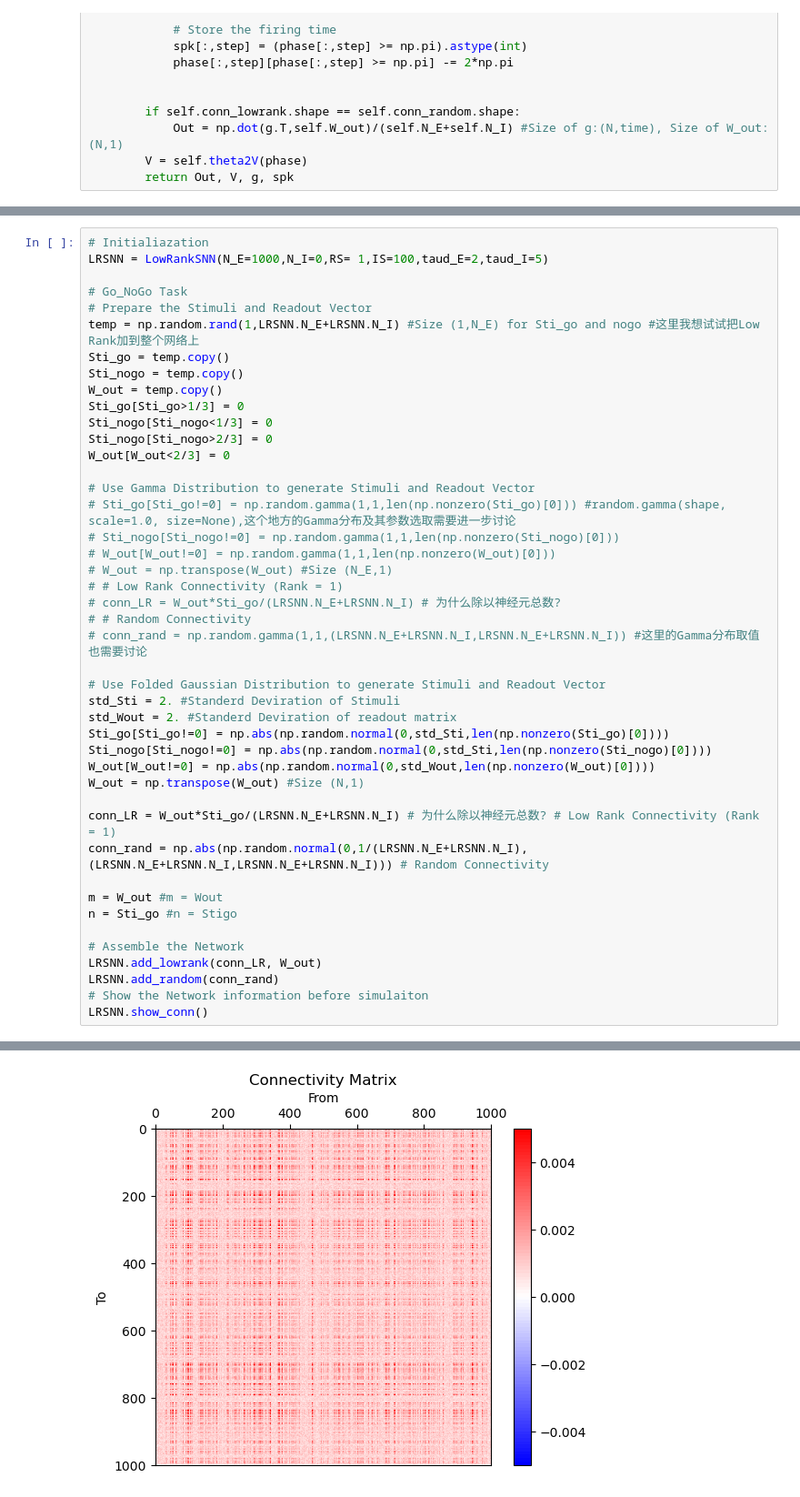
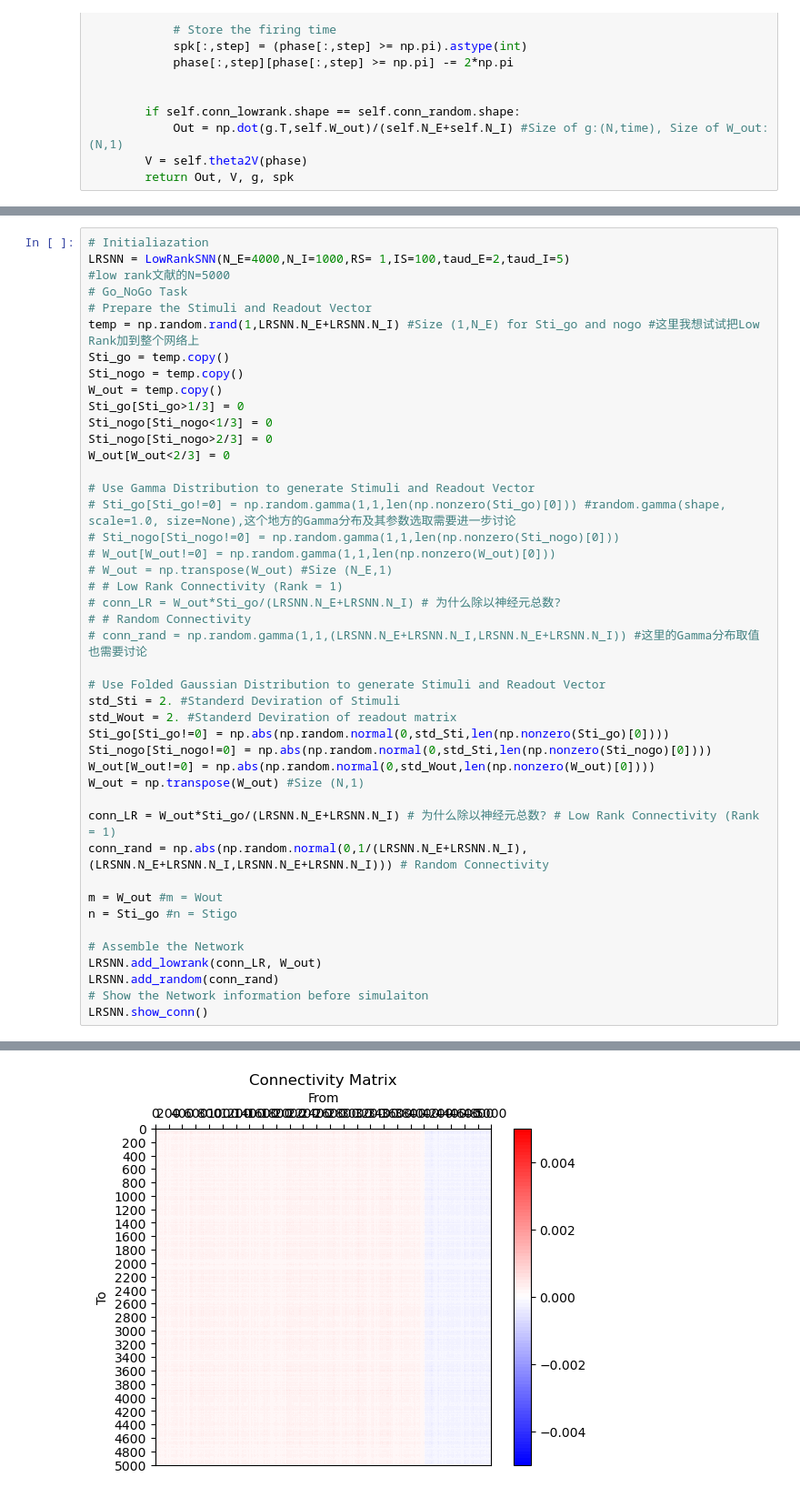
Before and after one commit to LiBinUtokyo/LowRank_ModifiedTheta_SNN, a Jupyter notebook: PYTHON/main.ipynb, the cells around one changed output, grey strips where cells are left out. Shown at 91% size. Drawn from its saved outputs; the diff is of its cells as text.

```diff
--- a/PYTHON/main.ipynb
+++ b/PYTHON/main.ipynb
@@ -281,7 +287,7 @@ def Draw_Voltage(ax,data,color_data,label_data,dt,input_data):
 # %%
 # Initialiazation
-LRSNN = LowRankSNN(N_E=1000,N_I=0,RS= 1,IS=100,taud_E=2,taud_I=5)
-
+LRSNN = LowRankSNN(N_E=4000,N_I=1000,RS= 1,IS=100,taud_E=2,taud_I=5)
+#low rank文献的N=5000
 # Go_NoGo Task
 # Prepare the Stimuli and Readout Vector
 temp = np.random.rand(1,LRSNN.N_E+LRSNN.N_I) #Size (1,N_E) for Sti_go and nogo #这里我想试试把Low Rank加到整个网络上
@@ -298,34 +304,34 @@ W_out[W_out<2/3] = 0
 # Sti_nogo[Sti_nogo!=0] = np.random.gamma(1,1,len(np.nonzero(Sti_nogo)[0]))
 # W_out[W_out!=0] = np.random.gamma(1,1,len(np.nonzero(W_out)[0]))
 # W_out = np.transpose(W_out) #Size (N_E,1)
 # # Low Rank Connectivity (Rank = 1)
 # conn_LR = W_out*Sti_go/(LRSNN.N_E+LRSNN.N_I) # 为什么除以神经元总数?
 # # Random Connectivity
 # conn_rand = np.random.gamma(1,1,(LRSNN.N_E+LRSNN.N_I,LRSNN.N_E+LRSNN.N_I)) #这里的Gamma分布取值也需要讨论
 
 # Use Folded Gaussian Distribution to generate Stimuli and Readout Vector
 std_Sti = 2. #Standerd Deviration of Stimuli
 std_Wout = 2. #Standerd Deviration of readout matrix
 Sti_go[Sti_go!=0] = np.abs(np.random.normal(0,std_Sti,len(np.nonzero(Sti_go)[0])))
 Sti_nogo[Sti_nogo!=0] = np.abs(np.random.normal(0,std_Sti,len(np.nonzero(Sti_nogo)[0])))
 W_out[W_out!=0] = np.abs(np.random.normal(0,std_Wout,len(np.nonzero(W_out)[0])))
 W_out = np.transpose(W_out) #Size (N,1)
 
 conn_LR = W_out*Sti_go/(LRSNN.N_E+LRSNN.N_I) # 为什么除以神经元总数? # Low Rank Connectivity (Rank = 1)
 conn_rand = np.abs(np.random.normal(0,1/(LRSNN.N_E+LRSNN.N_I),(LRSNN.N_E+LRSNN.N_I,LRSNN.N_E+LRSNN.N_I))) # Random Connectivity
 
 m = W_out #m = Wout
 n = Sti_go #n = Stigo
 
 # Assemble the Network
 LRSNN.add_lowrank(conn_LR, W_out)
 LRSNN.add_random(conn_rand)
 # Show the Network information before simulaiton
 LRSNN.show_conn()
 # %% [output]
 Low Rank connection and readout vector have been added.
 Random connection has been added.
-[figure, old version]
+[figure, new version]
 # %%
 dt = 0.01 #(ms/step)
 T_pre = 5 # length of time before sti (ms)
```
Also changed, not shown: parts of 6 cells of this notebook.
